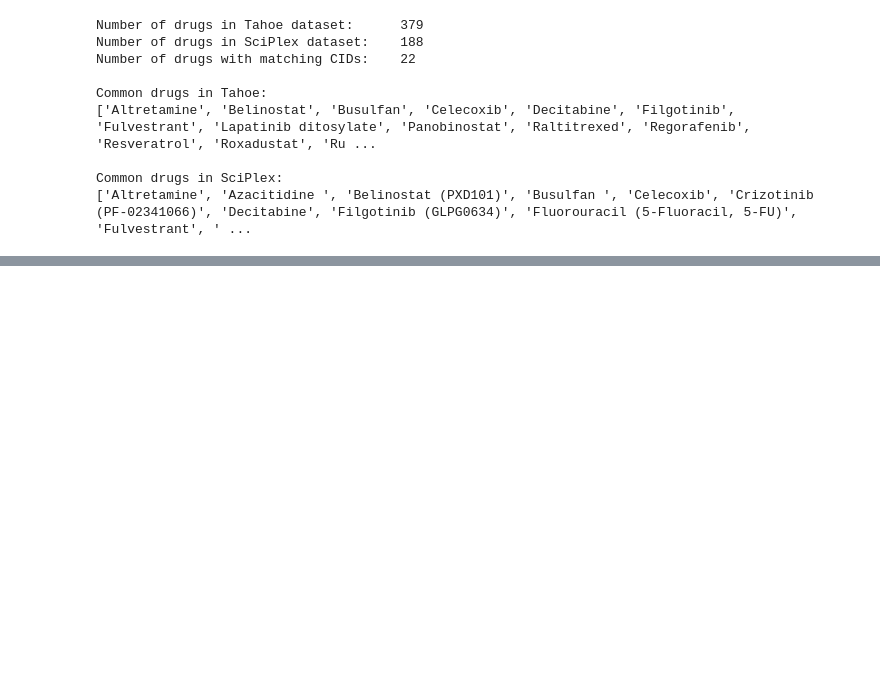
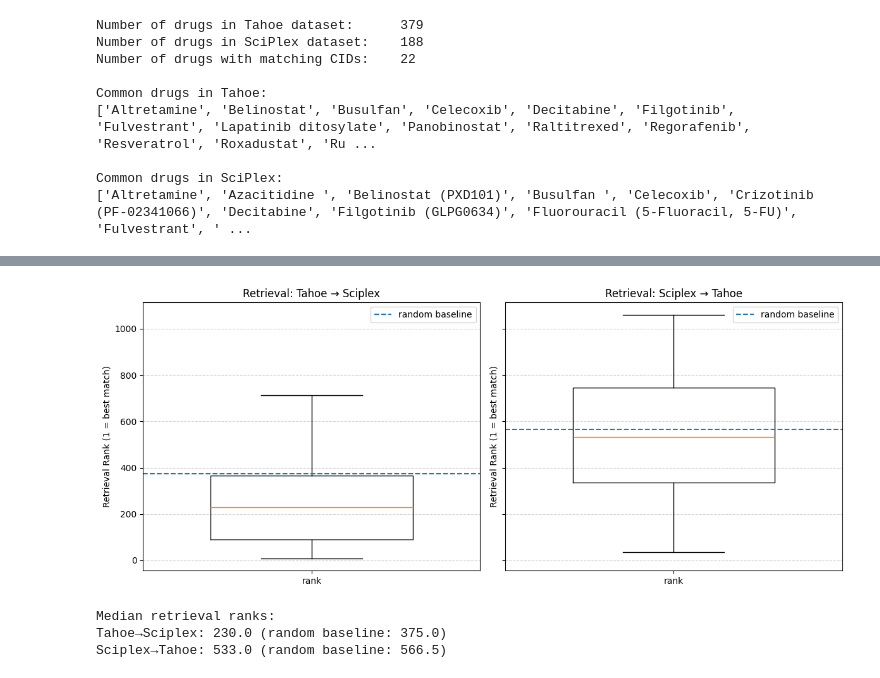
Before and after one commit to theislab/Chem-PerturBridge, a Jupyter notebook: degs/analysis/tahoe_sciplex_deg_retrieval.ipynb, the cells around one changed output, grey strips where cells are left out. Cells and saved outputs as stored; diff of their text form; code cells hidden in the pictures; blank space fills up the shorter version.

```diff
--- a/degs/analysis/tahoe_sciplex_deg_retrieval.ipynb
+++ b/degs/analysis/tahoe_sciplex_deg_retrieval.ipynb
@@ -277,3 +235,79 @@ plt.show()
+# %%
+def find_matches(label, obs_a, obs_b):
+    meta = obs_a.loc[label]
+    cid, dose = meta['pubchem_cid'], meta['dosage_uM']
+    sub = obs_b[obs_b['pubchem_cid'] == cid]
+    if sub.empty:
+        return []
+    lower = sub[sub['dosage_uM'] <= dose]
+    higher = sub[sub['dosage_uM'] >= dose]
+    matches = []
+    if not lower.empty:
+        closest_low = lower['dosage_uM'].max()
+        matches += lower[lower['dosage_uM'] == closest_low].index.tolist()
+    if not higher.empty:
+        closest_high = higher['dosage_uM'].min()
+        for idx in higher[higher['dosage_uM'] == closest_high].index:
+            if idx not in matches:
+                matches.append(idx)
+    return matches
+
+def compute_retrieval_ranks(sim, obs_q, obs_db):
+    ranks = {}
+    for q in sim.index:
+        true_bs = find_matches(q, obs_q, obs_db)
+        if not true_bs:
+            ranks[q] = np.nan
+            continue
+        sorted_cols = sim.loc[q].sort_values(ascending=False).index
+        pos = [np.where(sorted_cols == b)[0][0] + 1 for b in true_bs if b in sorted_cols]
+        ranks[q] = min(pos) if pos else np.nan
+    return pd.Series(ranks, name='rank')
+
+# 1) Tahoe→Sciplex
+ranks_t2s = compute_retrieval_ranks(sim_df.T, tahoe_sub.obs, sciplex_sub.obs)
+# 2) Sciplex→Tahoe
+ranks_s2t = compute_retrieval_ranks(sim_df, sciplex_sub.obs, tahoe_sub.obs)
+
+# baseline: random expected rank = (N+1)/2
+n_sciplex = sim_df.shape[0]
+n_tahoe   = sim_df.shape[1]
+rand_t2s = (n_sciplex + 1) / 2
+rand_s2t = (n_tahoe   + 1) / 2
+
+# plot
+fig, axes = plt.subplots(1, 2, figsize=(12, 5), sharey=True)
+
+axes[0].boxplot(ranks_t2s.dropna(), widths=0.6)
+axes[0].axhline(rand_t2s, linestyle='--', label='random baseline')
+axes[0].set_title("Retrieval: Tahoe → Sciplex")
+axes[0].set_xticks([1])
+axes[0].set_xticklabels(["rank"])
+axes[0].legend()
+
+axes[1].boxplot(ranks_s2t.dropna(), widths=0.6)
+axes[1].axhline(rand_s2t, linestyle='--', label='random baseline')
+axes[1].set_title("Retrieval: Sciplex → Tahoe")
+axes[1].set_xticks([1])
+axes[1].set_xticklabels(["rank"])
+axes[1].legend()
+
+for ax in axes:
+    ax.set_ylabel("Retrieval Rank (1 = best match)")
+    ax.grid(axis="y", linestyle="--", alpha=0.5)
+
+plt.tight_layout()
+plt.show()
+
+# Print median retrieval ranks
+print("\nMedian retrieval ranks:")
+print(f"Tahoe→Sciplex: {ranks_t2s.median():.1f} (random baseline: {rand_t2s:.1f})")
+print(f"Sciplex→Tahoe: {ranks_s2t.median():.1f} (random baseline: {rand_s2t:.1f})")
+# %% [output]
+[figure, added]
+Median retrieval ranks:
+Tahoe→Sciplex: 230.0 (random baseline: 375.0)
+Sciplex→Tahoe: 533.0 (random baseline: 566.5)
 # %%
 import numpy as np
 import pandas as pd
```
Also changed, not shown: parts of 6 cells of this notebook.
